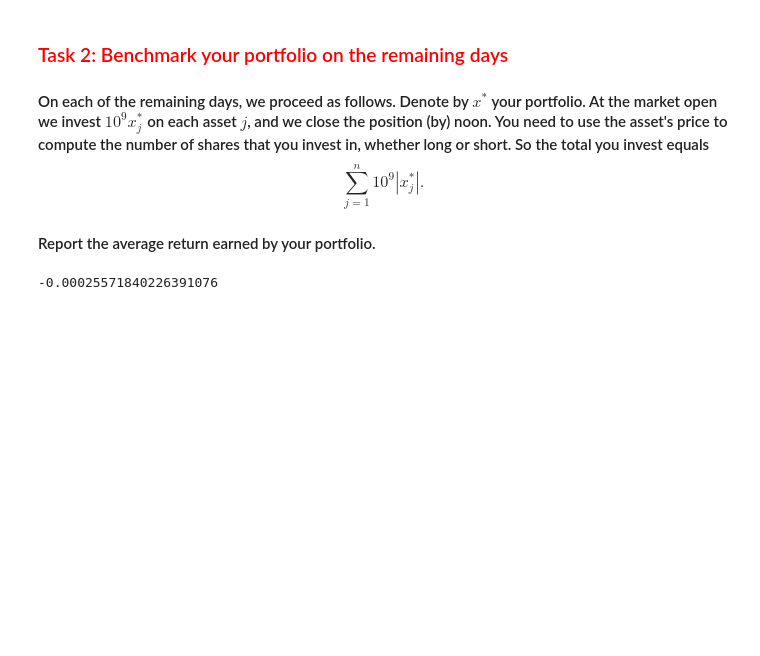
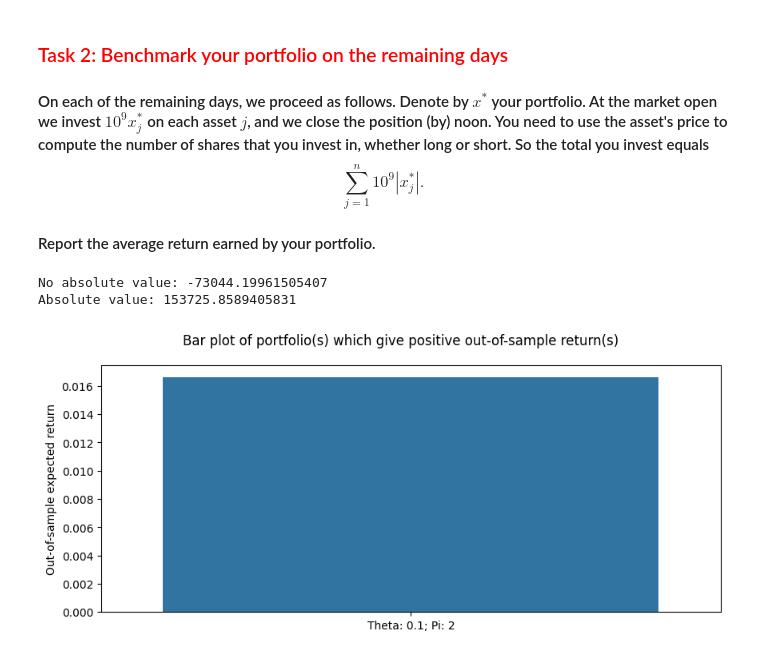
Before and after one commit to ostapenkovs/ieor-4500-apps-prog, a Jupyter notebook: hw2/hw2.ipynb, the cells around one changed output. Saved outputs shown, nothing was run; the diff lists cells and outputs as text; code cells hidden in the pictures; blank space fills up the shorter version.

```diff
--- a/hw2/hw2.ipynb
+++ b/hw2/hw2.ipynb
@@ -130,6 +130,28 @@ plt.show()
 # using optimal portfolio for pi=2 and theta=1e1
 x_test = data[ (1e1, 2) ][1]
 
-(test @ x_test).mean()
+print( 'No absolute value:', 10**9 * (test @ x_test).mean() )
+print( 'Absolute value:', 10**9 * (test @ np.abs(x_test)).mean() )
 # %% [output]
--0.00025571840226391076
+No absolute value: -73044.19961505407
+Absolute value: 153725.8589405831
+# %%
+# finding the portfolio(s) which yield positive out-of-sample return
+x = list()
+y = list()
+for (theta, pi) in data.keys():
+    temp = (test @ data[(theta, pi)][1]).mean()
+    if temp > 0:
+        x.append(f'Theta: {theta}; Pi: {pi}')
+        y.append(temp)
+
+# plotting the found out-of-sample return(s) for a given combo of theta and pi
+fig, ax = plt.subplots(1, 1, figsize=(10, 4))
+
+sns.barplot(x=x, y=y, ax=ax)
+ax.set_ylabel('Out-of-sample expected return')
+plt.suptitle('Bar plot of portfolio(s) which give positive out-of-sample return(s)')
+
+plt.show()
+# %% [output]
+[figure, added]
```
Also changed, not shown: parts of 1 cell of this notebook.
